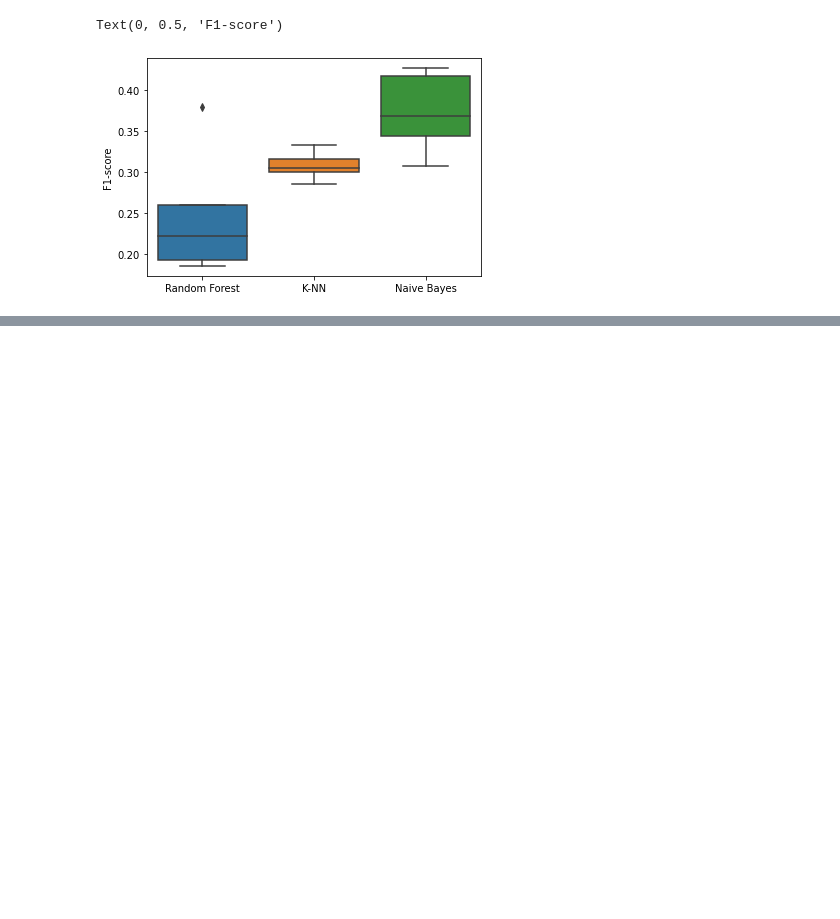
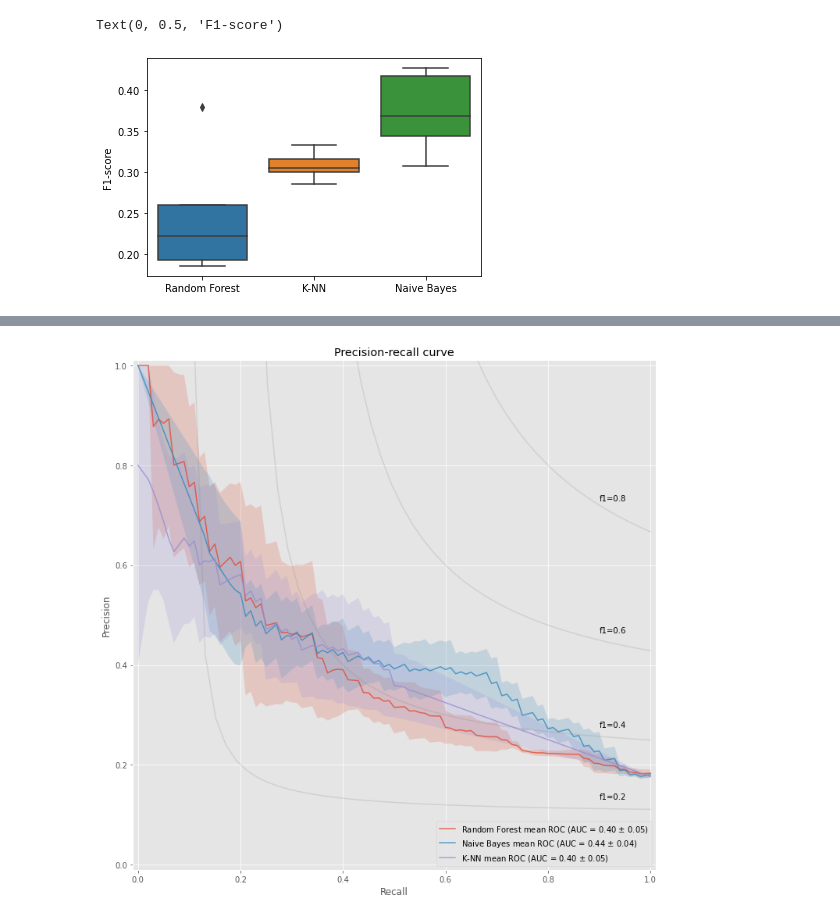
Before and after one commit to pienvangastel/tm10007_ml_group3, a Jupyter notebook: assignment_ordered.ipynb, the cells around one changed output, grey strips where cells are left out. Saved outputs shown, nothing was run; the diff lists cells and outputs as text; code cells hidden in the pictures; blank space fills up the shorter version.

```diff
--- a/assignment_ordered.ipynb
+++ b/assignment_ordered.ipynb
@@ -1138,0 +1234,54 @@ Text(0, 0.5, 'F1-score')
+# %%
+from sklearn.metrics import precision_recall_curve
+from sklearn.metrics import average_precision_score
+from sklearn.metrics import roc_curve, auc
+
+plt.style.use('ggplot')
+
+plt.figure(figsize=(12, 12))
+
+f_scores = np.linspace(0.2, 0.8, num=4)
+lines, labels = [], []
+for f_score in f_scores:
+    x = np.linspace(0.01, 1)
+    y = f_score * x / (2 * x - f_score)
+    (l,) = plt.plot(x[y >= 0], y[y >= 0], color="gray", alpha=0.2)
+    plt.annotate("f1={0:0.1f}".format(f_score), xy=(0.9, y[45] + 0.02))
+
+for dict, name in zip(scores_dict, classifiers_used):
+    precision = []
+    pr_auc = []
+    base_recall = np.linspace(0, 1, 101)
+
+    for i in range(N_SPLITS):
+        prec, rec, _ = precision_recall_curve(dict[f'labels_split_{i+1}'], dict[f'probs_split_{i+1}'][:, 1])
+        prec = np.flip(prec)
+        rec = np.flip(rec)
+        auc_temp = auc(rec, prec)
+        pr_auc.append(auc_temp)
+        prec = np.interp(base_recall, rec, prec)
+        precision.append(prec)
+
+    precision = np.array(precision)
+    mean_precisions = np.mean(precision, axis=0)
+    std = precision.std(axis=0)
+
+    mean_auc = np.mean(pr_auc)
+    std_auc = np.std(pr_auc)
+
+    plt.plot(base_recall, mean_precisions, alpha = 0.8, label=r'%s mean ROC (AUC = %0.2f $\pm$ %0.2f)' % (name, mean_auc, std_auc),)
+
+
+    prec_upper = np.minimum(mean_precisions + std, 1)
+    prec_lower = mean_precisions - std
+    plt.fill_between(base_recall, prec_lower, prec_upper, alpha = 0.2)
+
+plt.xlim([-0.01, 1.01])
+plt.ylim([-0.01, 1.01])
+plt.ylabel('Precision')
+plt.xlabel('Recall')
+plt.legend(loc="lower right")
+plt.title('Precision-recall curve')
+plt.show()
+# %% [output]
+[figure, added]
```
Also changed, not shown: parts of 5 cells of this notebook.
